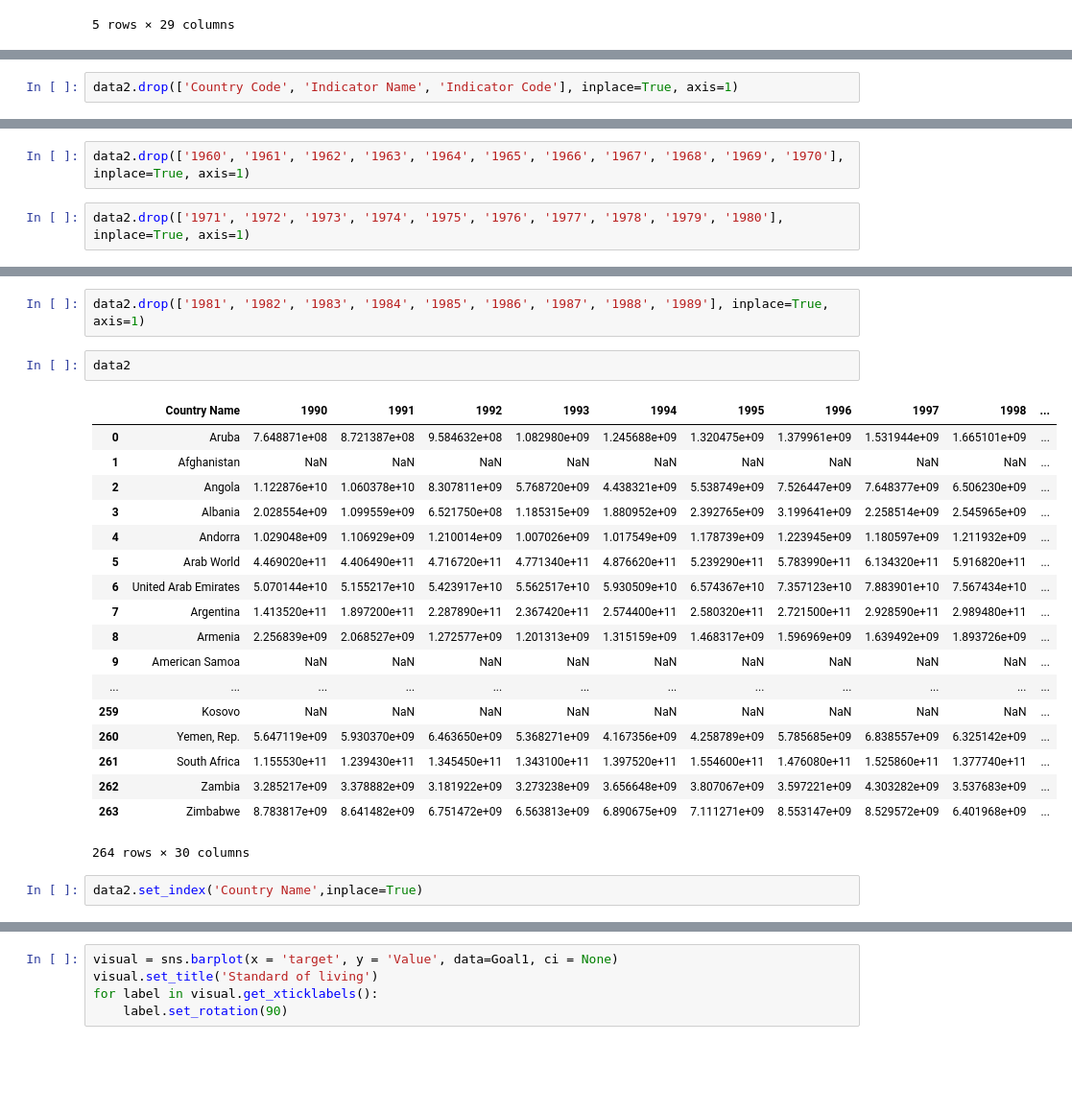
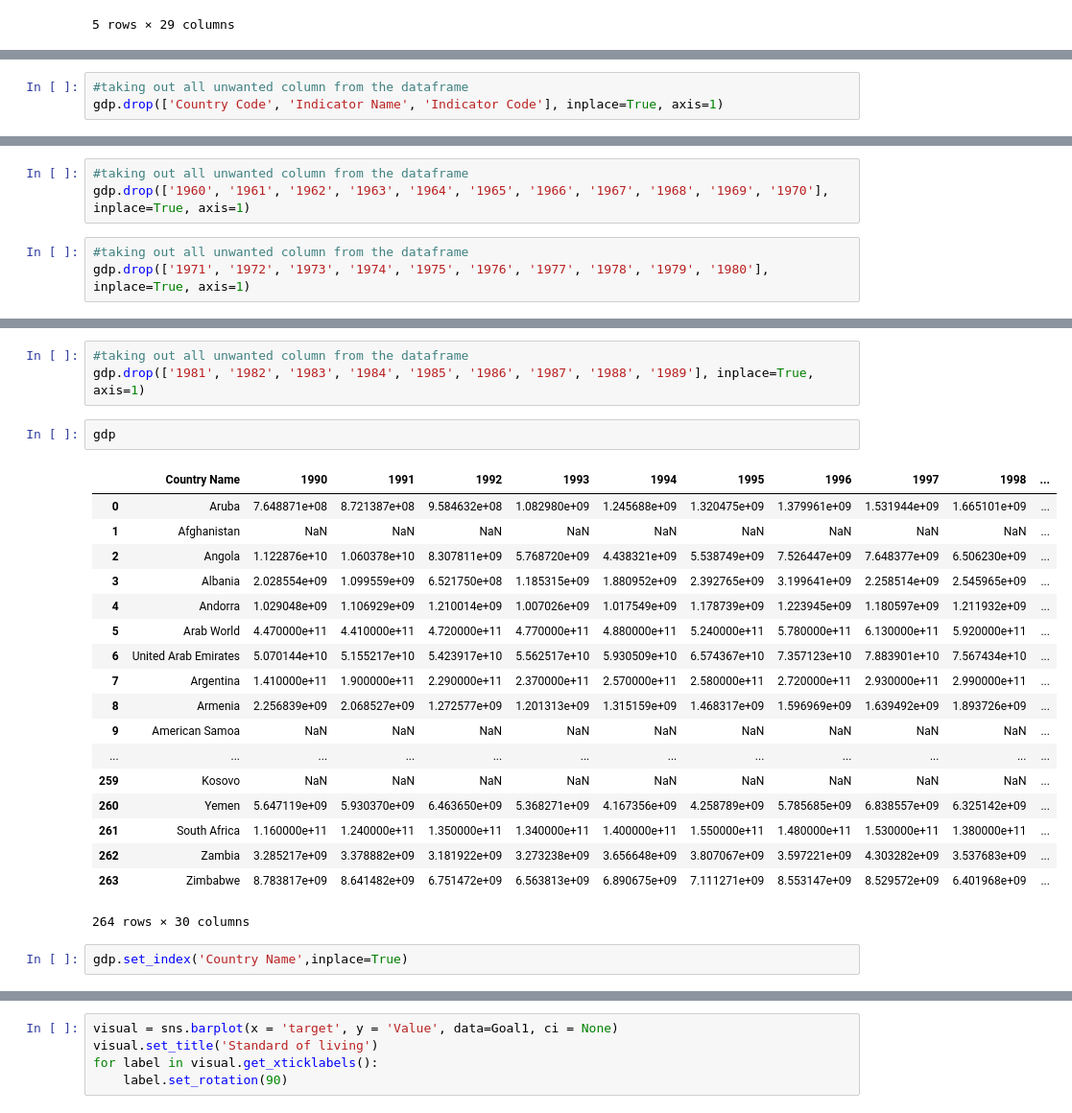
Before and after one commit to OmolaraAdisa/Omolara_capstone_project, a Jupyter notebook: Standard of living.ipynb, the cells around one changed output, grey strips where cells are left out. Shown at 96% size. Cells and saved outputs as stored; diff of their text form; blank space fills up the shorter version.

```diff
--- a/Standard of living.ipynb
+++ b/Standard of living.ipynb
@@ -260,2 +265,3 @@ data2
 # %%
-data2.drop(['Country Code', 'Indicator Name', 'Indicator Code'], inplace=True, axis=1)
+#taking out all unwanted column from the dataframe
+gdp.drop(['Country Code', 'Indicator Name', 'Indicator Code'], inplace=True, axis=1)
@@ -304,4 +268,6 @@ data2
 # %%
-data2.drop(['1960', '1961', '1962', '1963', '1964', '1965', '1966', '1967', '1968', '1969', '1970'], inplace=True, axis=1)
+#taking out all unwanted column from the dataframe
+gdp.drop(['1960', '1961', '1962', '1963', '1964', '1965', '1966', '1967', '1968', '1969', '1970'], inplace=True, axis=1)
 # %%
-data2.drop(['1971', '1972', '1973', '1974', '1975', '1976', '1977', '1978', '1979', '1980'], inplace=True, axis=1)
+#taking out all unwanted column from the dataframe
+gdp.drop(['1971', '1972', '1973', '1974', '1975', '1976', '1977', '1978', '1979', '1980'], inplace=True, axis=1)
@@ -329,26 +274,27 @@ data2
 # %%
-data2.drop(['1981', '1982', '1983', '1984', '1985', '1986', '1987', '1988', '1989'], inplace=True, axis=1)
+#taking out all unwanted column from the dataframe
+gdp.drop(['1981', '1982', '1983', '1984', '1985', '1986', '1987', '1988', '1989'], inplace=True, axis=1)
-# %%
-data2
-# %% [output]
-|  | Country Name | 1990 | 1991 | 1992 | 1993 | 1994 | 1995 | 1996 | 1997 | 1998 | ... |
-| 0 | Aruba | 7.648871e+08 | 8.721387e+08 | 9.584632e+08 | 1.082980e+09 | 1.245688e+09 | 1.320475e+09 | 1.379961e+09 | 1.531944e+09 | 1.665101e+09 | ... |
-| 1 | Afghanistan | NaN | NaN | NaN | NaN | NaN | NaN | NaN | NaN | NaN | ... |
-| 2 | Angola | 1.122876e+10 | 1.060378e+10 | 8.307811e+09 | 5.768720e+09 | 4.438321e+09 | 5.538749e+09 | 7.526447e+09 | 7.648377e+09 | 6.506230e+09 | ... |
-| 3 | Albania | 2.028554e+09 | 1.099559e+09 | 6.521750e+08 | 1.185315e+09 | 1.880952e+09 | 2.392765e+09 | 3.199641e+09 | 2.258514e+09 | 2.545965e+09 | ... |
-| 4 | Andorra | 1.029048e+09 | 1.106929e+09 | 1.210014e+09 | 1.007026e+09 | 1.017549e+09 | 1.178739e+09 | 1.223945e+09 | 1.180597e+09 | 1.211932e+09 | ... |
-| 5 | Arab World | 4.469020e+11 | 4.406490e+11 | 4.716720e+11 | 4.771340e+11 | 4.876620e+11 | 5.239290e+11 | 5.783990e+11 | 6.134320e+11 | 5.916820e+11 | ... |
-| 6 | United Arab Emirates | 5.070144e+10 | 5.155217e+10 | 5.423917e+10 | 5.562517e+10 | 5.930509e+10 | 6.574367e+10 | 7.357123e+10 | 7.883901e+10 | 7.567434e+10 | ... |
-| 7 | Argentina | 1.413520e+11 | 1.897200e+11 | 2.287890e+11 | 2.367420e+11 | 2.574400e+11 | 2.580320e+11 | 2.721500e+11 | 2.928590e+11 | 2.989480e+11 | ... |
-| 8 | Armenia | 2.256839e+09 | 2.068527e+09 | 1.272577e+09 | 1.201313e+09 | 1.315159e+09 | 1.468317e+09 | 1.596969e+09 | 1.639492e+09 | 1.893726e+09 | ... |
-| 9 | American Samoa | NaN | NaN | NaN | NaN | NaN | NaN | NaN | NaN | NaN | ... |
-| ... | ... | ... | ... | ... | ... | ... | ... | ... | ... | ... | ... |
-| 259 | Kosovo | NaN | NaN | NaN | NaN | NaN | NaN | NaN | NaN | NaN | ... |
-| 260 | Yemen, Rep. | 5.647119e+09 | 5.930370e+09 | 6.463650e+09 | 5.368271e+09 | 4.167356e+09 | 4.258789e+09 | 5.785685e+09 | 6.838557e+09 | 6.325142e+09 | ... |
-| 261 | South Africa | 1.155530e+11 | 1.239430e+11 | 1.345450e+11 | 1.343100e+11 | 1.397520e+11 | 1.554600e+11 | 1.476080e+11 | 1.525860e+11 | 1.377740e+11 | ... |
-| 262 | Zambia | 3.285217e+09 | 3.378882e+09 | 3.181922e+09 | 3.273238e+09 | 3.656648e+09 | 3.807067e+09 | 3.597221e+09 | 4.303282e+09 | 3.537683e+09 | ... |
-| 263 | Zimbabwe | 8.783817e+09 | 8.641482e+09 | 6.751472e+09 | 6.563813e+09 | 6.890675e+09 | 7.111271e+09 | 8.553147e+09 | 8.529572e+09 | 6.401968e+09 | ... |
-264 rows × 30 columns
+# %%
+gdp
+# %% [output]
+|  | Country Name | 1990 | 1991 | 1992 | 1993 | 1994 | 1995 | 1996 | 1997 | 1998 | ... |
+| 0 | Aruba | 7.648871e+08 | 8.721387e+08 | 9.584632e+08 | 1.082980e+09 | 1.245688e+09 | 1.320475e+09 | 1.379961e+09 | 1.531944e+09 | 1.665101e+09 | ... |
+| 1 | Afghanistan | NaN | NaN | NaN | NaN | NaN | NaN | NaN | NaN | NaN | ... |
+| 2 | Angola | 1.122876e+10 | 1.060378e+10 | 8.307811e+09 | 5.768720e+09 | 4.438321e+09 | 5.538749e+09 | 7.526447e+09 | 7.648377e+09 | 6.506230e+09 | ... |
+| 3 | Albania | 2.028554e+09 | 1.099559e+09 | 6.521750e+08 | 1.185315e+09 | 1.880952e+09 | 2.392765e+09 | 3.199641e+09 | 2.258514e+09 | 2.545965e+09 | ... |
+| 4 | Andorra | 1.029048e+09 | 1.106929e+09 | 1.210014e+09 | 1.007026e+09 | 1.017549e+09 | 1.178739e+09 | 1.223945e+09 | 1.180597e+09 | 1.211932e+09 | ... |
+| 5 | Arab World | 4.470000e+11 | 4.410000e+11 | 4.720000e+11 | 4.770000e+11 | 4.880000e+11 | 5.240000e+11 | 5.780000e+11 | 6.130000e+11 | 5.920000e+11 | ... |
+| 6 | United Arab Emirates | 5.070144e+10 | 5.155217e+10 | 5.423917e+10 | 5.562517e+10 | 5.930509e+10 | 6.574367e+10 | 7.357123e+10 | 7.883901e+10 | 7.567434e+10 | ... |
+| 7 | Argentina | 1.410000e+11 | 1.900000e+11 | 2.290000e+11 | 2.370000e+11 | 2.570000e+11 | 2.580000e+11 | 2.720000e+11 | 2.930000e+11 | 2.990000e+11 | ... |
+| 8 | Armenia | 2.256839e+09 | 2.068527e+09 | 1.272577e+09 | 1.201313e+09 | 1.315159e+09 | 1.468317e+09 | 1.596969e+09 | 1.639492e+09 | 1.893726e+09 | ... |
+| 9 | American Samoa | NaN | NaN | NaN | NaN | NaN | NaN | NaN | NaN | NaN | ... |
+| ... | ... | ... | ... | ... | ... | ... | ... | ... | ... | ... | ... |
+| 259 | Kosovo | NaN | NaN | NaN | NaN | NaN | NaN | NaN | NaN | NaN | ... |
+| 260 | Yemen | 5.647119e+09 | 5.930370e+09 | 6.463650e+09 | 5.368271e+09 | 4.167356e+09 | 4.258789e+09 | 5.785685e+09 | 6.838557e+09 | 6.325142e+09 | ... |
+| 261 | South Africa | 1.160000e+11 | 1.240000e+11 | 1.350000e+11 | 1.340000e+11 | 1.400000e+11 | 1.550000e+11 | 1.480000e+11 | 1.530000e+11 | 1.380000e+11 | ... |
+| 262 | Zambia | 3.285217e+09 | 3.378882e+09 | 3.181922e+09 | 3.273238e+09 | 3.656648e+09 | 3.807067e+09 | 3.597221e+09 | 4.303282e+09 | 3.537683e+09 | ... |
+| 263 | Zimbabwe | 8.783817e+09 | 8.641482e+09 | 6.751472e+09 | 6.563813e+09 | 6.890675e+09 | 7.111271e+09 | 8.553147e+09 | 8.529572e+09 | 6.401968e+09 | ... |
+264 rows × 30 columns
 # %%
-data2.set_index('Country Name',inplace=True)
+gdp.set_index('Country Name',inplace=True)
 # %%
```
Also changed, not shown: parts of 27 cells of this notebook, 2 other files.
